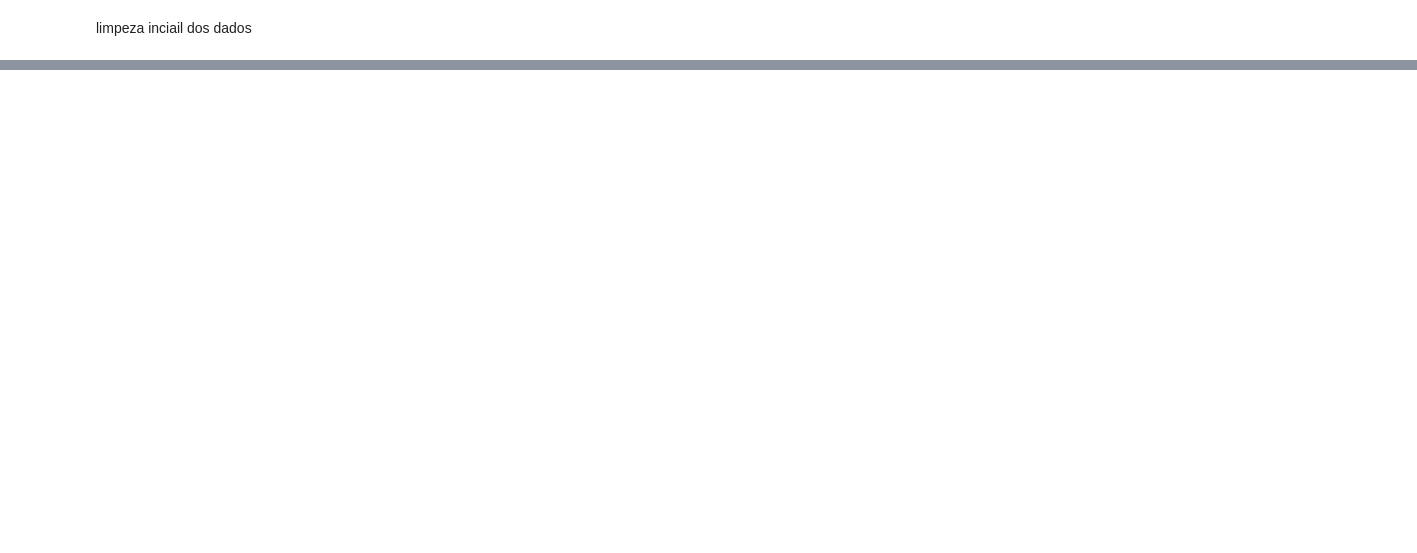
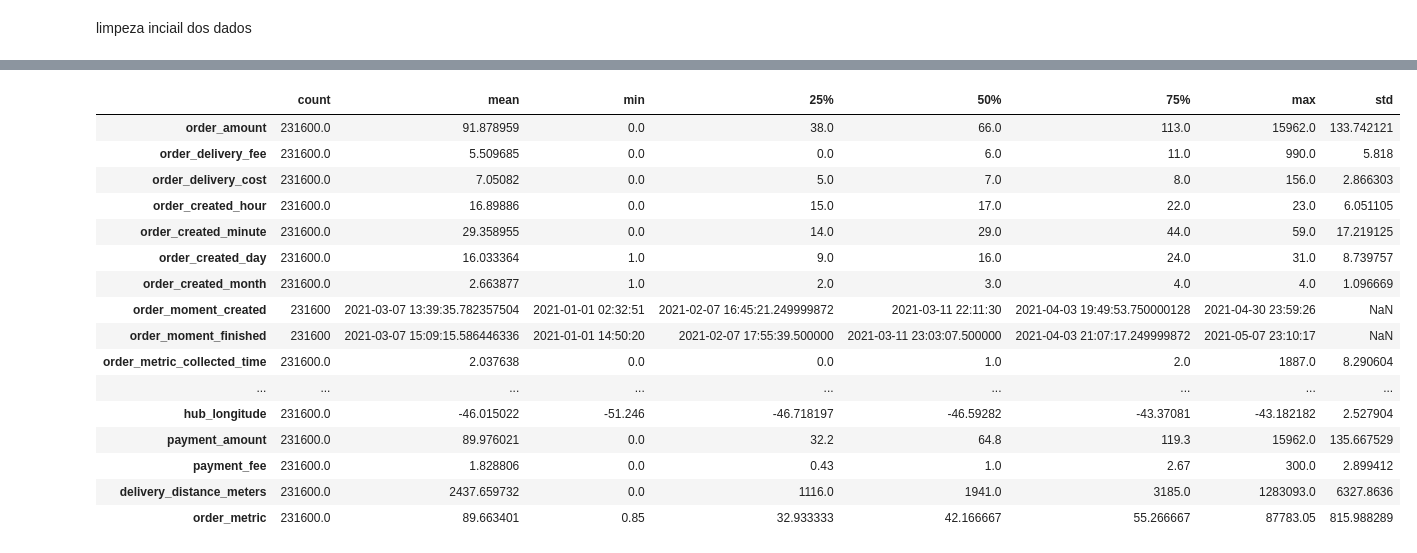
Before and after one commit to PedroMatusita/Previsao, a Jupyter notebook: matusita.ipynb, the cells around one changed output, grey strips where cells are left out. Drawn from its saved outputs; the diff is of its cells as text; code cells hidden in the pictures; blank space fills up the shorter version.

```diff
--- a/matusita.ipynb
+++ b/matusita.ipynb
@@ -116,0 +147,3 @@ dtype: int64
+# %%
+df['order_delivery_cost'] = df['order_delivery_cost'].fillna(0.0)
+df['store_plan_price'] = df['store_plan_price'].fillna(0.0)
@@ -116,0 +165,12 @@ dtype: int64
+# %%
+# Converter as colunas de string para datetime
+df['order_moment_created'] = pd.to_datetime(df['order_moment_created'])
+df['order_moment_finished'] = pd.to_datetime(df['order_moment_finished'])
+
+# Calcular a diferença entre as duas colunas em minutos
+df['order_metric'] = (df['order_moment_finished'] - df['order_moment_created']).dt.total_seconds() / 60
+
+# Exibir o DataFrame resultante
+print(df['order_metric'])
+
+df = df.loc[df['order_metric'] >= 0]
@@ -116,0 +216,2 @@ dtype: int64
+# %%
+df = df.drop_duplicates()
@@ -116,0 +229,7 @@ dtype: int64
+# %%
+#valores que são impossíveis de serem negativos
+
+df = df.loc[df['order_metric_transit_time'] >= 0]
+df = df.loc[df['order_metric_walking_time'] >= 0]
+df = df.loc[df['order_metric_paused_time'] >= 0]
+df = df.loc[df['order_metric_collected_time'] >= 0]
@@ -116,0 +280,20 @@ dtype: int64
+# %%
+df.describe().T
+# %% [output]
+|  | count | mean | min | 25% | 50% | 75% | max | std |
+| order_amount | 231600.0 | 91.878959 | 0.0 | 38.0 | 66.0 | 113.0 | 15962.0 | 133.742121 |
+| order_delivery_fee | 231600.0 | 5.509685 | 0.0 | 0.0 | 6.0 | 11.0 | 990.0 | 5.818 |
+| order_delivery_cost | 231600.0 | 7.05082 | 0.0 | 5.0 | 7.0 | 8.0 | 156.0 | 2.866303 |
+| order_created_hour | 231600.0 | 16.89886 | 0.0 | 15.0 | 17.0 | 22.0 | 23.0 | 6.051105 |
+| order_created_minute | 231600.0 | 29.358955 | 0.0 | 14.0 | 29.0 | 44.0 | 59.0 | 17.219125 |
+| order_created_day | 231600.0 | 16.033364 | 1.0 | 9.0 | 16.0 | 24.0 | 31.0 | 8.739757 |
+| order_created_month | 231600.0 | 2.663877 | 1.0 | 2.0 | 3.0 | 4.0 | 4.0 | 1.096669 |
+| order_moment_created | 231600 | 2021-03-07 13:39:35.782357504 | 2021-01-01 02:32:51 | 2021-02-07 16:45:21.249999872 | 2021-03-11 22:11:30 | 2021-04-03 19:49:53.750000128 | 2021-04-30 23:59:26 | NaN |
+| order_moment_finished | 231600 | 2021-03-07 15:09:15.586446336 | 2021-01-01 14:50:20 | 2021-02-07 17:55:39.500000 | 2021-03-11 23:03:07.500000 | 2021-04-03 21:07:17.249999872 | 2021-05-07 23:10:17 | NaN |
+| order_metric_collected_time | 231600.0 | 2.037638 | 0.0 | 0.0 | 1.0 | 2.0 | 1887.0 | 8.290604 |
+| ... | ... | ... | ... | ... | ... | ... | ... | ... |
+| hub_longitude | 231600.0 | -46.015022 | -51.246 | -46.718197 | -46.59282 | -43.37081 | -43.182182 | 2.527904 |
+| payment_amount | 231600.0 | 89.976021 | 0.0 | 32.2 | 64.8 | 119.3 | 15962.0 | 135.667529 |
+| payment_fee | 231600.0 | 1.828806 | 0.0 | 0.43 | 1.0 | 2.67 | 300.0 | 2.899412 |
+| delivery_distance_meters | 231600.0 | 2437.659732 | 0.0 | 1116.0 | 1941.0 | 3185.0 | 1283093.0 | 6327.8636 |
+| order_metric | 231600.0 | 89.663401 | 0.85 | 32.933333 | 42.166667 | 55.266667 | 87783.05 | 815.988289 |
```
Also changed, not shown: parts of 15 cells of this notebook.
